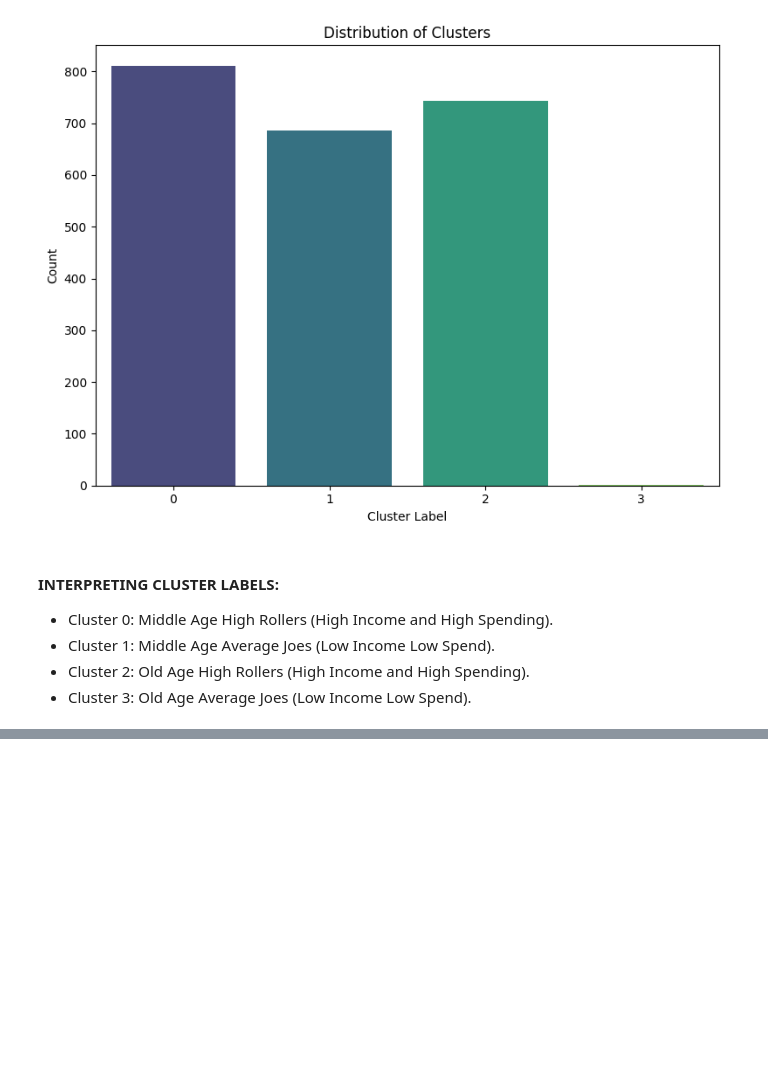
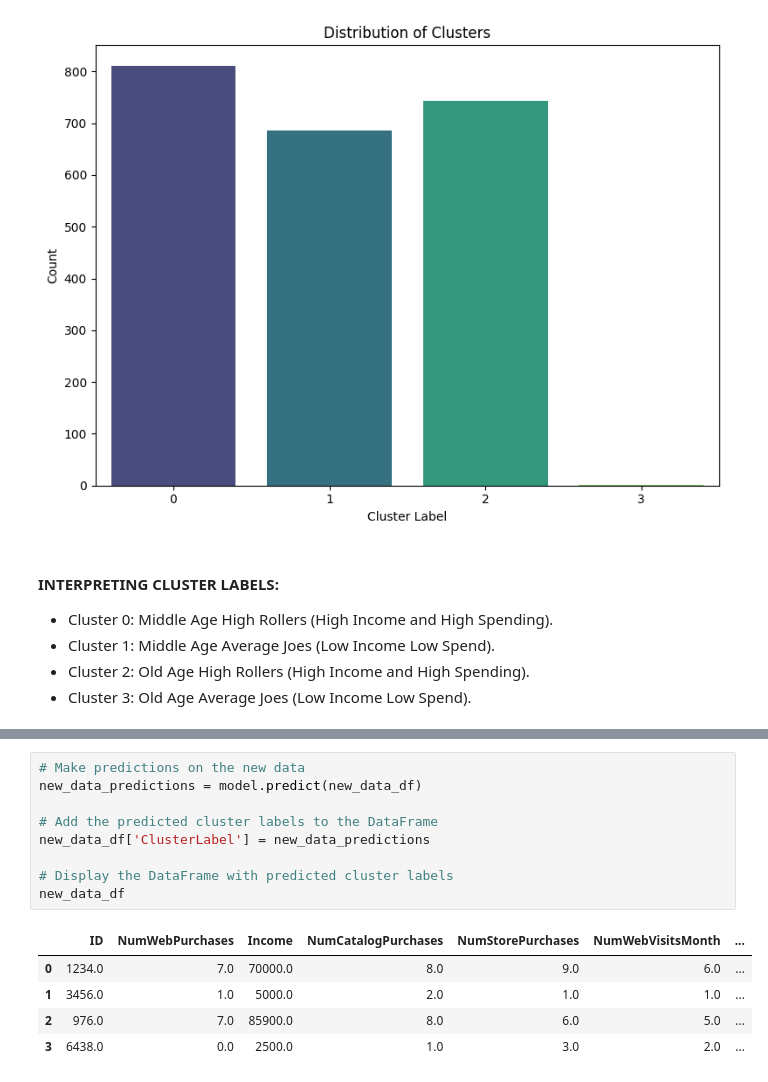
Before and after one commit to IfyAngelo/1of600-DATA-SCIENCE-PROJECTS_customers_segmentation, a Jupyter notebook: notebooks/customer_segmentations.ipynb, the cells around one changed output, grey strips where cells are left out. Drawn from its saved outputs; the diff is of its cells as text; blank space fills up the shorter version.

```diff
--- a/notebooks/customer_segmentations.ipynb
+++ b/notebooks/customer_segmentations.ipynb
@@ -870,0 +910,15 @@ Passing `palette` without assigning `hue` is deprecated and will be removed in v
+# %%
+# Make predictions on the new data
+new_data_predictions = model.predict(new_data_df)
+
+# Add the predicted cluster labels to the DataFrame
+new_data_df['ClusterLabel'] = new_data_predictions
+
+# Display the DataFrame with predicted cluster labels
+new_data_df
+# %% [output]
+|  | ID | NumWebPurchases | Income | NumCatalogPurchases | NumStorePurchases | NumWebVisitsMonth | ... |
+| 0 | 1234.0 | 7.0 | 70000.0 | 8.0 | 9.0 | 6.0 | ... |
+| 1 | 3456.0 | 1.0 | 5000.0 | 2.0 | 1.0 | 1.0 | ... |
+| 2 | 976.0 | 7.0 | 85900.0 | 8.0 | 6.0 | 5.0 | ... |
+| 3 | 6438.0 | 0.0 | 2500.0 | 1.0 | 3.0 | 2.0 | ... |
```
Also changed, not shown: parts of 7 cells of this notebook.
